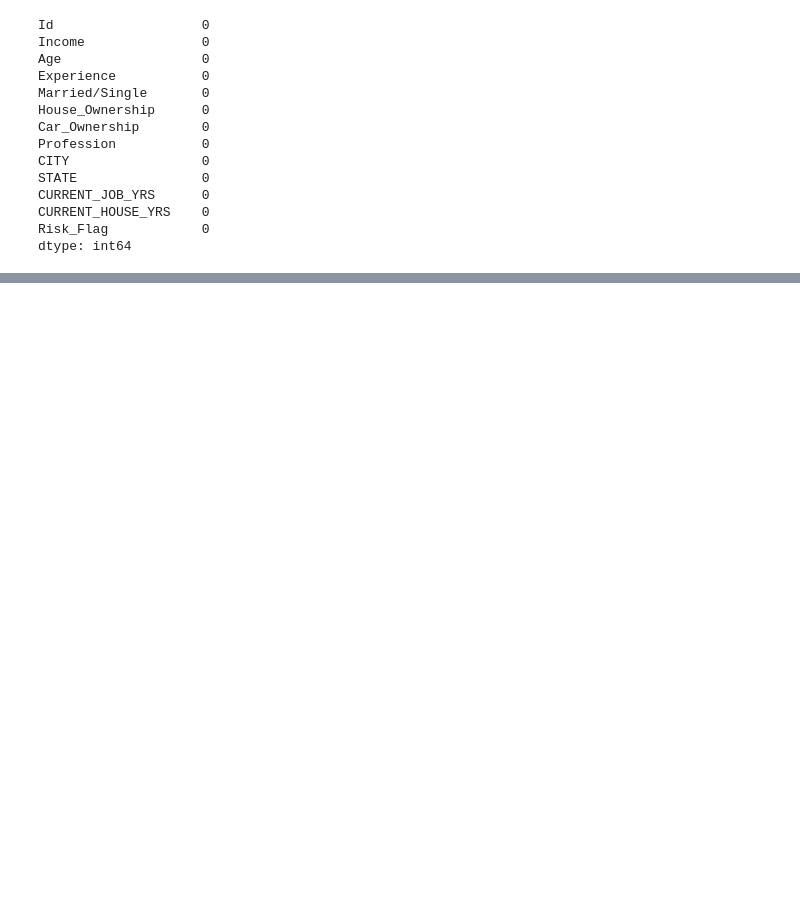
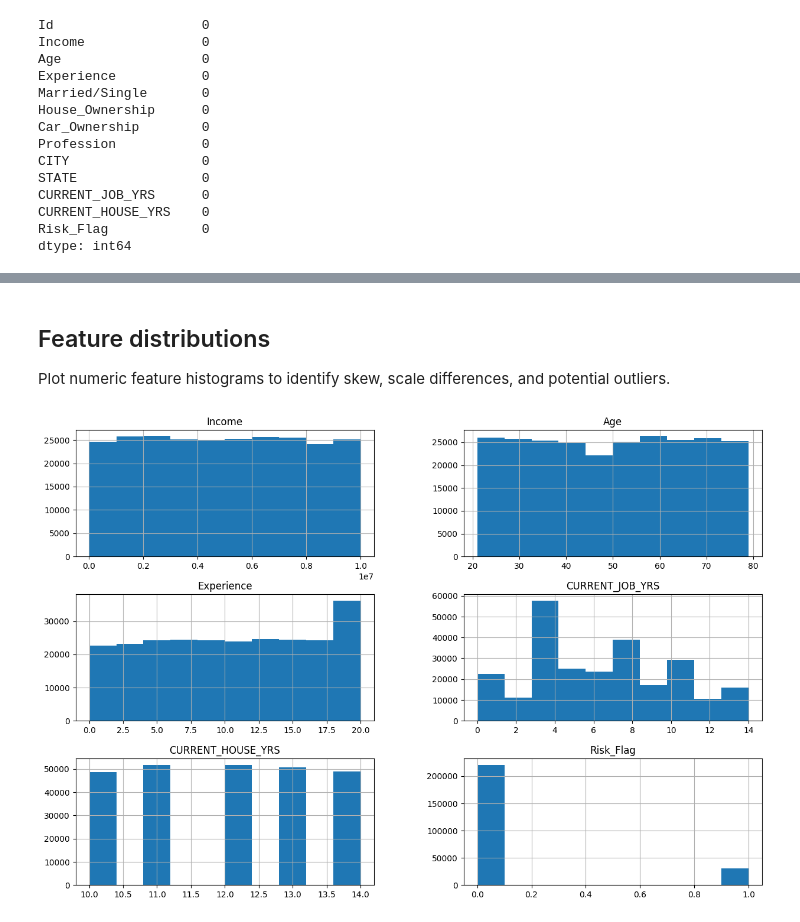
Before and after one commit to Hitanshi31/loan-default-prediction, a Jupyter notebook: notebooks/01_eda.ipynb, the cells around one changed output, grey strips where cells are left out. Drawn from its saved outputs; the diff is of its cells as text; code cells hidden in the pictures; blank space fills up the shorter version.

```diff
--- a/notebooks/01_eda.ipynb
+++ b/notebooks/01_eda.ipynb
@@ -79,0 +112,8 @@ dtype: int64
+# %% [markdown]
+## Feature distributions
+Plot numeric feature histograms to identify skew, scale differences, and potential outliers.
+# %%
+df.hist(figsize=(15,10))
+plt.show()
+# %% [output]
+[figure, added]
```
Also changed, not shown: parts of 11 cells of this notebook, 1 other file.
